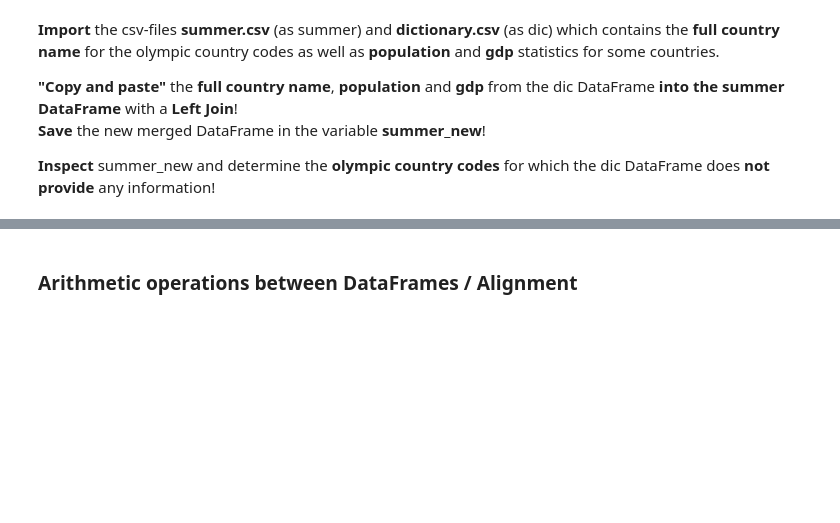
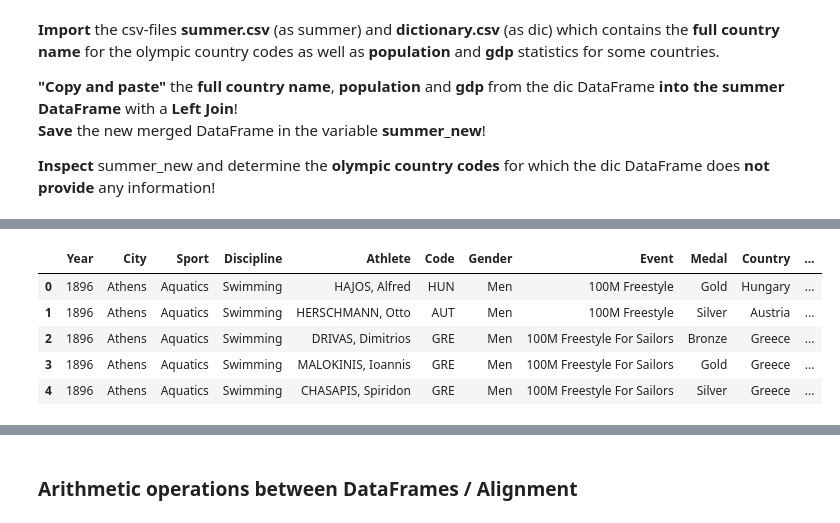
Before and after one commit to alchemistbg/udemy-the-complete-pandas-bootcamp, a Jupyter notebook: Section-14/Exercise_12.ipynb, the cells around one changed output, grey strips where cells are left out. Cells and saved outputs as stored; diff of their text form; code cells hidden in the pictures; blank space fills up the shorter version.

```diff
--- a/Section-14/Exercise_12.ipynb
+++ b/Section-14/Exercise_12.ipynb
@@ -39,3 +94,5 @@ __"Copy and paste"__ the __full country name__, __population__ and __gdp__ from
 __Save__ the new merged DataFrame in the variable __summer_new__!<br>
 
 __Inspect__ summer_new and determine the __olympic country codes__ for which the dic DataFrame does __not provide__ any information!
+# %%
+summer = pd.read_csv('summer.csv')
@@ -41,0 +108,2 @@ __Inspect__ summer_new and determine the __olympic country codes__ for which the
+# %%
+dictionary = pd.read_csv('dictionary.csv')
@@ -41,0 +119,13 @@ __Inspect__ summer_new and determine the __olympic country codes__ for which the
+# %%
+summer.rename(mapper = {'Country': 'Code'}, axis = 1, inplace = True)
+# %%
+summer_new = summer.merge(right = dictionary, how = 'left', on = 'Code', indicator = 'Source')
+# %%
+summer_new.head()
+# %% [output]
+|  | Year | City | Sport | Discipline | Athlete | Code | Gender | Event | Medal | Country | ... |
+| 0 | 1896 | Athens | Aquatics | Swimming | HAJOS, Alfred | HUN | Men | 100M Freestyle | Gold | Hungary | ... |
+| 1 | 1896 | Athens | Aquatics | Swimming | HERSCHMANN, Otto | AUT | Men | 100M Freestyle | Silver | Austria | ... |
+| 2 | 1896 | Athens | Aquatics | Swimming | DRIVAS, Dimitrios | GRE | Men | 100M Freestyle For Sailors | Bronze | Greece | ... |
+| 3 | 1896 | Athens | Aquatics | Swimming | MALOKINIS, Ioannis | GRE | Men | 100M Freestyle For Sailors | Gold | Greece | ... |
+| 4 | 1896 | Athens | Aquatics | Swimming | CHASAPIS, Spiridon | GRE | Men | 100M Freestyle For Sailors | Silver | Greece | ... |
```
Also changed, not shown: parts of 26 cells of this notebook.
